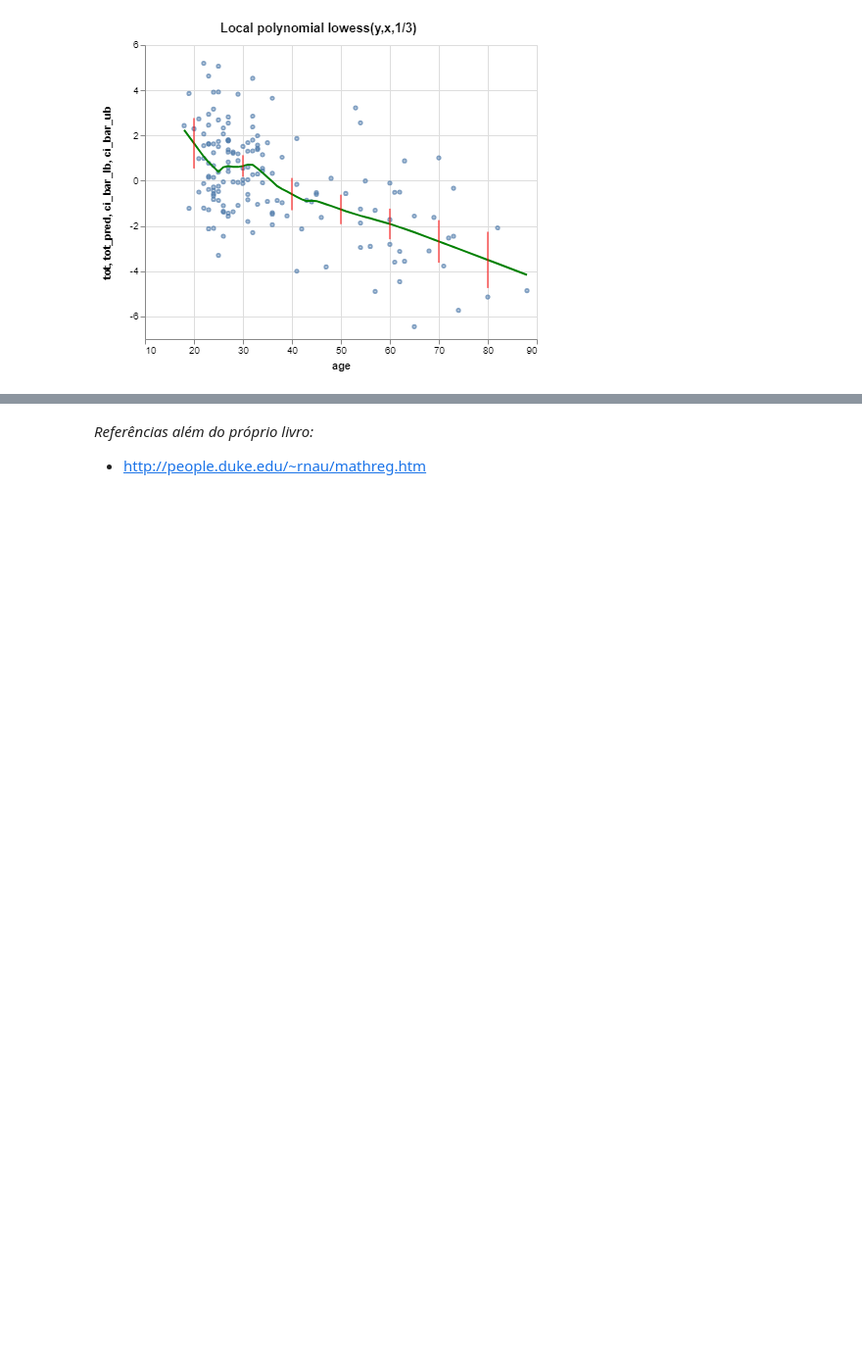
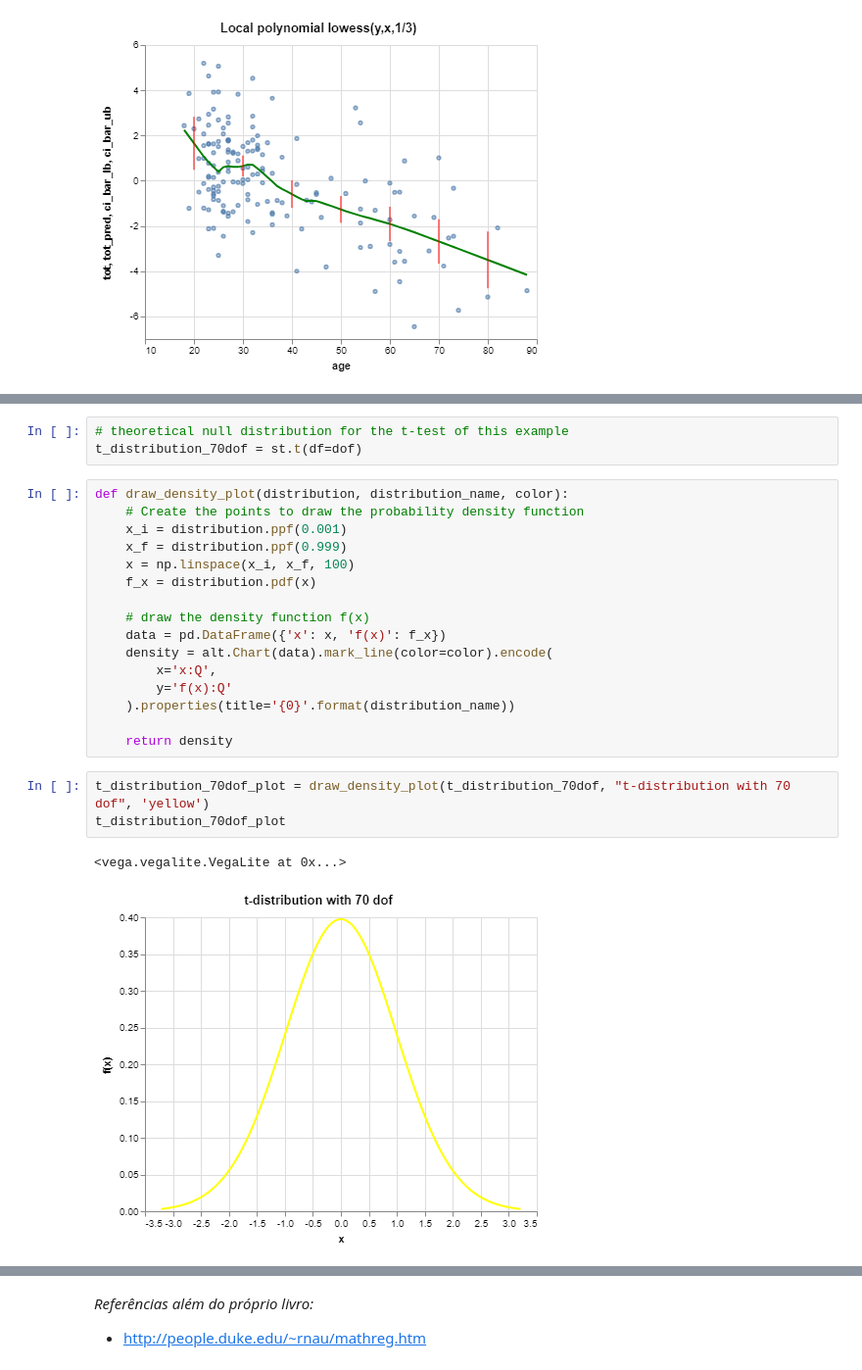
Before and after one commit to fmafonseca/casi, a Jupyter notebook: notebooks/01.01.Algorithms-and-Inference.ipynb, the cells around one changed output, grey strips where cells are left out. Shown at 98% size. Drawn from its saved outputs; the diff is of its cells as text; blank space fills up the shorter version.

```diff
--- a/notebooks/01.01.Algorithms-and-Inference.ipynb
+++ b/notebooks/01.01.Algorithms-and-Inference.ipynb
@@ -461,0 +671,25 @@ plot
+# %%
+# theoretical null distribution for the t-test of this example
+t_distribution_70dof = st.t(df=dof)
+# %%
+def draw_density_plot(distribution, distribution_name, color):
+    # Create the points to draw the probability density function
+    x_i = distribution.ppf(0.001)
+    x_f = distribution.ppf(0.999)
+    x = np.linspace(x_i, x_f, 100)
+    f_x = distribution.pdf(x)
+
+    # draw the density function f(x)
+    data = pd.DataFrame({'x': x, 'f(x)': f_x})
+    density = alt.Chart(data).mark_line(color=color).encode(
+        x='x:Q',
+        y='f(x):Q'
+    ).properties(title='{0}'.format(distribution_name))
+
+    return density
+# %%
+t_distribution_70dof_plot = draw_density_plot(t_distribution_70dof, "t-distribution with 70 dof", 'yellow')
+t_distribution_70dof_plot
+# %% [output]
+<vega.vegalite.VegaLite at 0x...>
+[figure, added]
```
Also changed, not shown: parts of 26 cells of this notebook, 1 other file.
